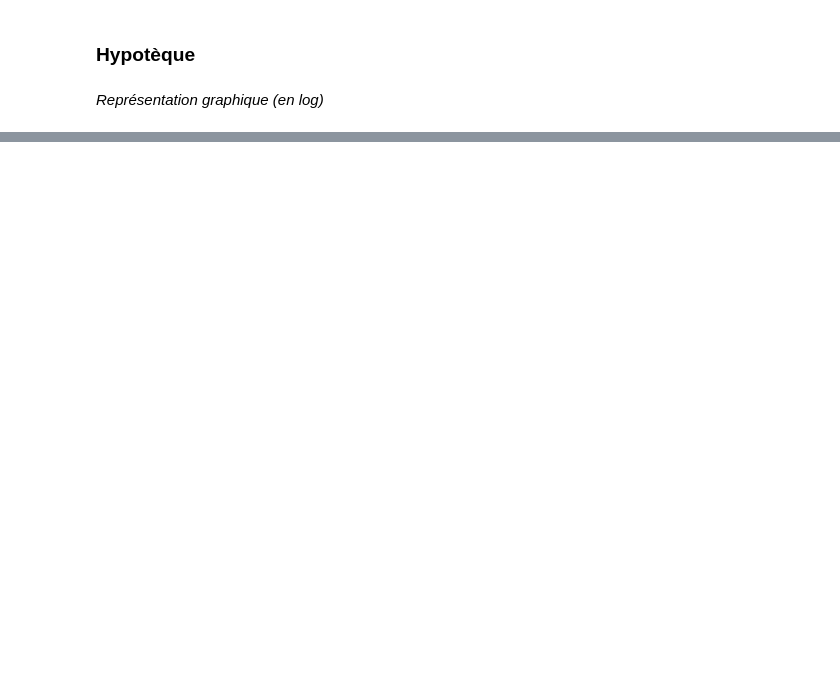
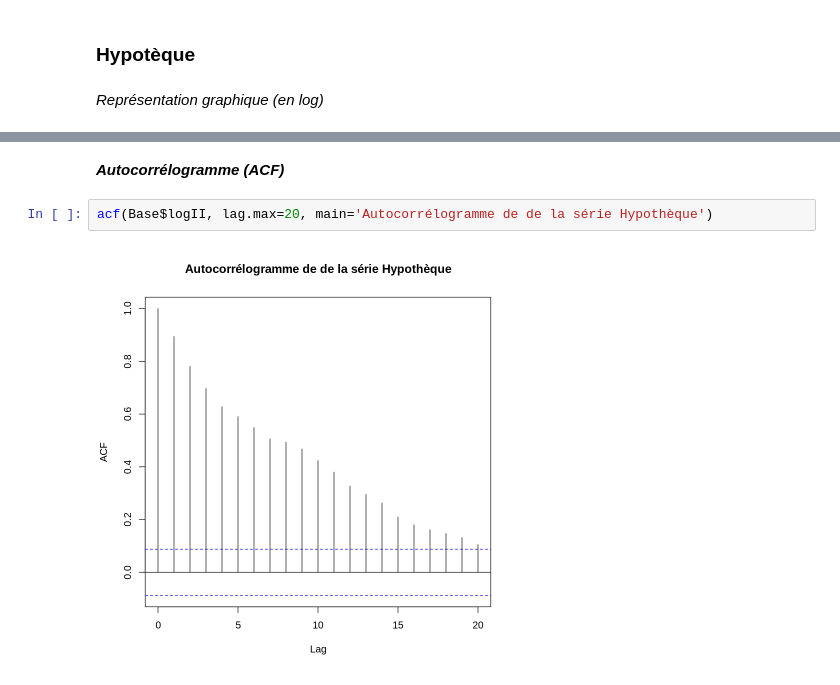
Before and after one commit to TaniaAdmane/projet-econometrie, a Jupyter notebook: Projet_eco_V1.ipynb, the cells around one changed output, grey strips where cells are left out. Drawn from its saved outputs; the diff is of its cells as text; blank space fills up the shorter version.

```diff
--- a/Projet_eco_V1.ipynb
+++ b/Projet_eco_V1.ipynb
@@ -86,0 +131,6 @@ Cette fois ci on peut observer que la série semble non stationnaire
+# %% [markdown]
+***Autocorrélogramme (ACF)***
+# %%
+acf(Base$logII, lag.max=20, main='Autocorrélogramme de de la série Hypothèque')
+# %% [output]
+[figure, added]
```
Also changed, not shown: parts of 18 cells of this notebook.
